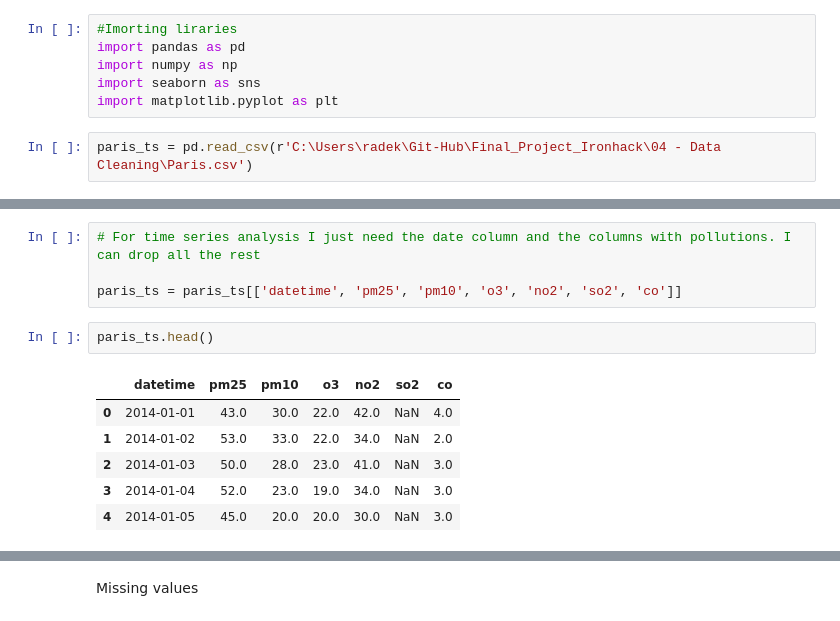
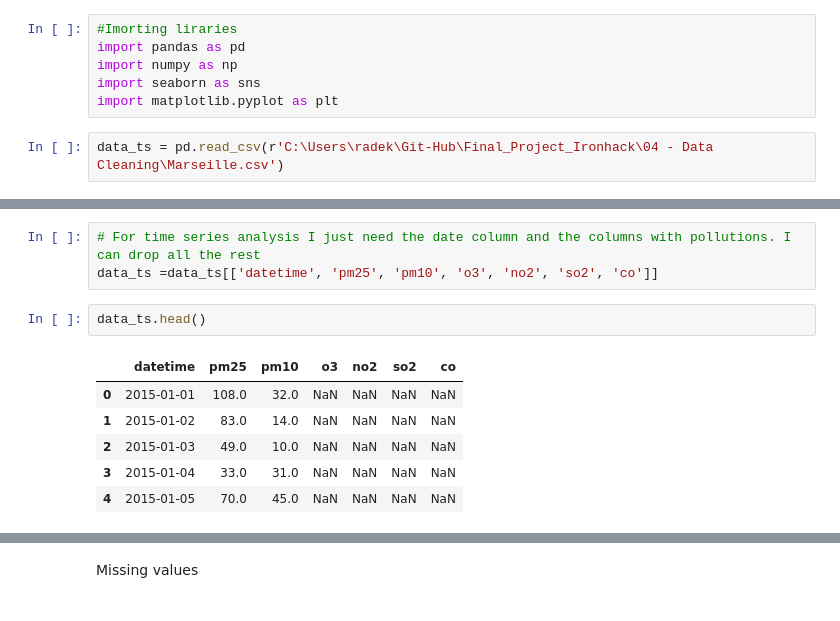
Before and after one commit to radek-deb/Air_Quality_Paris-vs-Lyon_Final_Project, a Jupyter notebook: 04 - Data Cleaning/04-1- Data Cleaniang TS/cleaning_TS_Marseille.ipynb, the cells around one changed output, grey strips where cells are left out. Saved outputs shown, nothing was run; the diff lists cells and outputs as text.

```diff
--- a/04 - Data Cleaning/04-1- Data Cleaniang TS/cleaning_TS.ipynb
+++ b/04 - Data Cleaning/04-1- Data Cleaniang TS/cleaning_TS_Marseille.ipynb
@@ -5,5 +5,5 @@ import numpy as np
 import seaborn as sns
 import matplotlib.pyplot as plt
 # %%
-paris_ts = pd.read_csv(r'C:\Users\radek\Git-Hub\Final_Project_Ironhack\04 - Data Cleaning\Paris.csv')
+data_ts = pd.read_csv(r'C:\Users\radek\Git-Hub\Final_Project_Ironhack\04 - Data Cleaning\Marseille.csv')
 # %%
@@ -29,14 +49,13 @@ Index(['latitude', 'longitude', 'address', 'datetime', 'datetimeEpoch',
 # %%
 # For time series analysis I just need the date column and the columns with pollutions. I can drop all the rest
-
-paris_ts = paris_ts[['datetime', 'pm25', 'pm10', 'o3', 'no2', 'so2', 'co']]
+data_ts =data_ts[['datetime', 'pm25', 'pm10', 'o3', 'no2', 'so2', 'co']]
 # %%
-paris_ts.head()
+data_ts.head()
 # %% [output]
 |  | datetime | pm25 | pm10 | o3 | no2 | so2 | co |
-| 0 | 2014-01-01 | 43.0 | 30.0 | 22.0 | 42.0 | NaN | 4.0 |
-| 1 | 2014-01-02 | 53.0 | 33.0 | 22.0 | 34.0 | NaN | 2.0 |
-| 2 | 2014-01-03 | 50.0 | 28.0 | 23.0 | 41.0 | NaN | 3.0 |
-| 3 | 2014-01-04 | 52.0 | 23.0 | 19.0 | 34.0 | NaN | 3.0 |
-| 4 | 2014-01-05 | 45.0 | 20.0 | 20.0 | 30.0 | NaN | 3.0 |
+| 0 | 2015-01-01 | 108.0 | 32.0 | NaN | NaN | NaN | NaN |
+| 1 | 2015-01-02 | 83.0 | 14.0 | NaN | NaN | NaN | NaN |
+| 2 | 2015-01-03 | 49.0 | 10.0 | NaN | NaN | NaN | NaN |
+| 3 | 2015-01-04 | 33.0 | 31.0 | NaN | NaN | NaN | NaN |
+| 4 | 2015-01-05 | 70.0 | 45.0 | NaN | NaN | NaN | NaN |
 # %%
```
Also changed, not shown: parts of 17 cells of this notebook, 21 other files.
